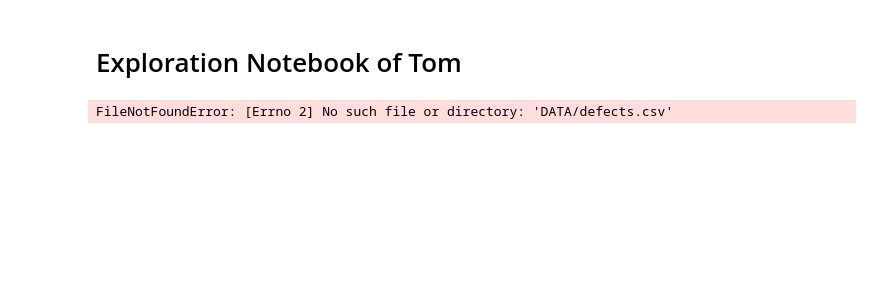
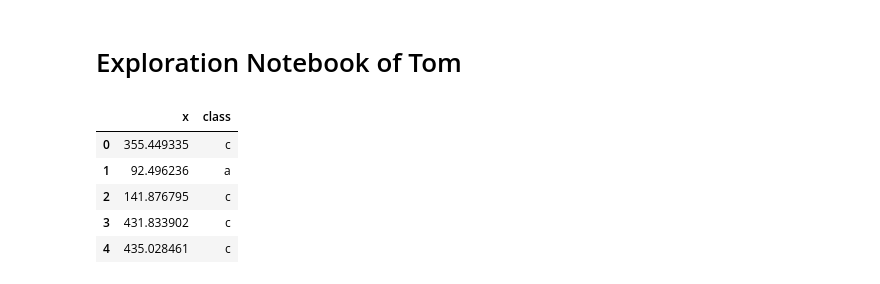
Before and after one commit to Tom-dlhy/AI-Algorithms-Challenge, a Jupyter notebook: TOM_EXPLO/tom_explo.ipynb, the cells around one changed output. Saved outputs shown, nothing was run; the diff lists cells and outputs as text; code cells hidden in the pictures; blank space fills up the shorter version.

```diff
--- a/TOM_EXPLO/tom_explo.ipynb
+++ b/TOM_EXPLO/tom_explo.ipynb
@@ -7,5 +11,10 @@ import tqdm
 # %%
-data = pd.read_csv('DATA/defects.csv', sep=',')
+data = pd.read_csv('../DATA/defects.csv', sep=',')
 data.head()
 # %% [output]
-FileNotFoundError: [Errno 2] No such file or directory: 'DATA/defects.csv'
+|  | x | class |
+| 0 | 355.449335 | c |
+| 1 | 92.496236 | a |
+| 2 | 141.876795 | c |
+| 3 | 431.833902 | c |
+| 4 | 435.028461 | c |
```
Also changed, not shown: parts of 18 cells of this notebook, 2 other files.
